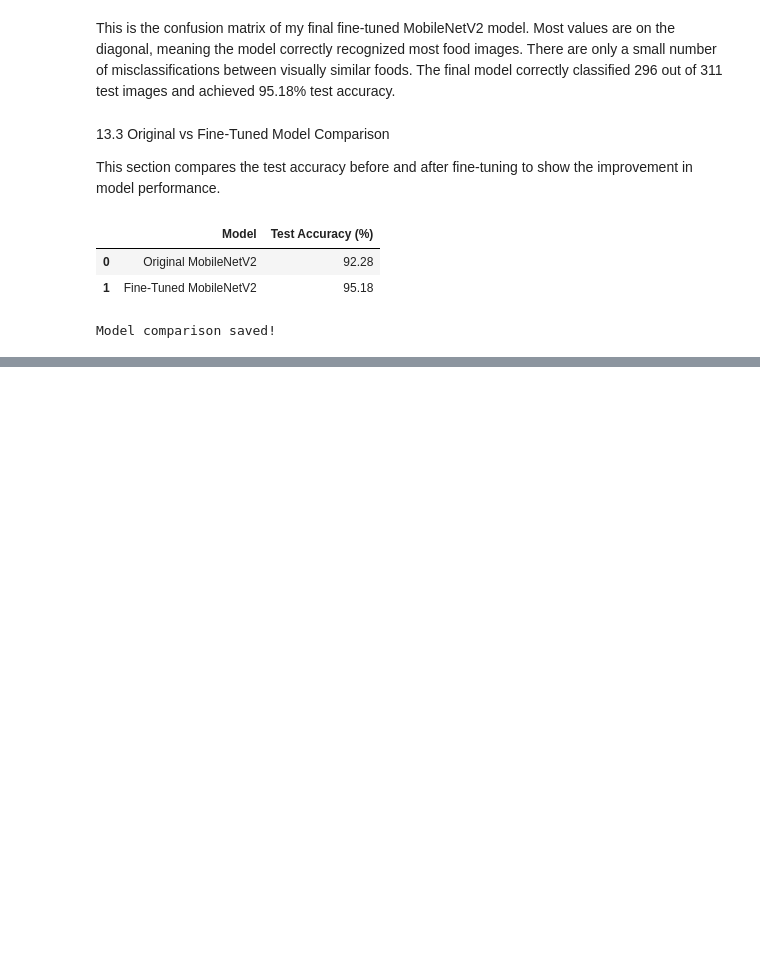
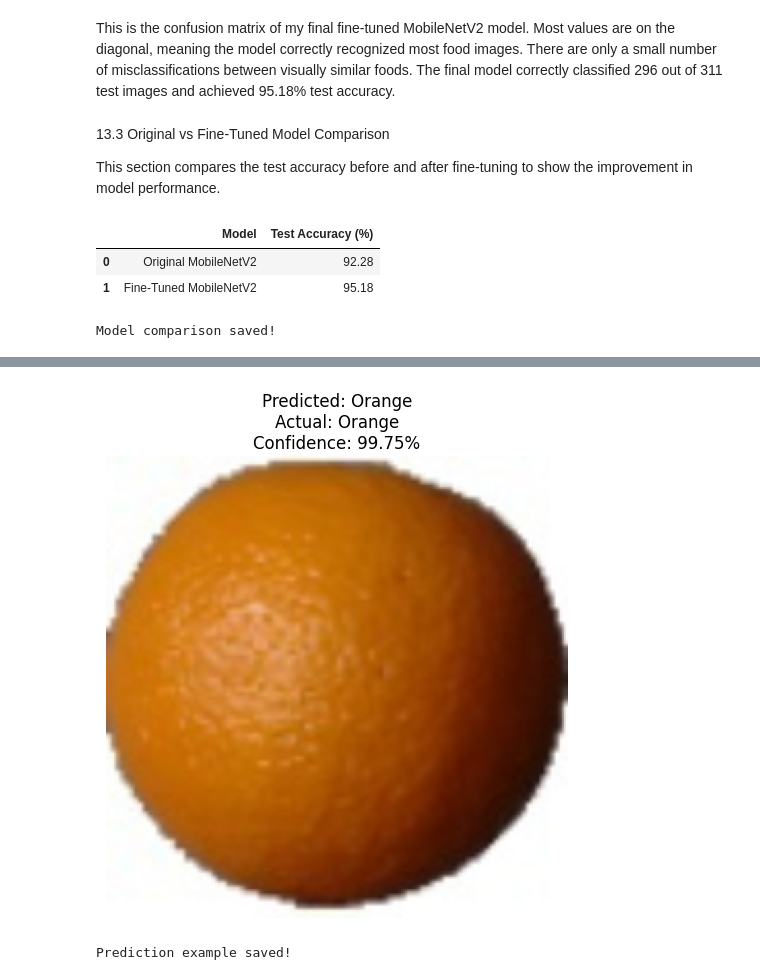
Before and after one commit to yeansreymom25-eng/food-recognition-nutrition, a Jupyter notebook: food_recognition.ipynb, the cells around one changed output, grey strips where cells are left out. Drawn from its saved outputs; the diff is of its cells as text; code cells hidden in the pictures; blank space fills up the shorter version.

```diff
--- a/food_recognition.ipynb
+++ b/food_recognition.ipynb
@@ -2595,0 +2752,14 @@ Model comparison saved!
+# %%
+final_model_path = (
+    "/content/gdrive/MyDrive/Food_Recognition_Project/"
+    "model/best_finetuned_mobilenetv2.pth"
+)
+
+model.load_state_dict(
+    torch.load(final_model_path, map_location=device)
+)
+
+model = model.to(device)
+model.eval()
+
+print("Final fine-tuned model loaded again!")
@@ -2595,0 +2770,65 @@ Model comparison saved!
+# %%
+import random
+import torch
+import matplotlib.pyplot as plt
+
+idx = random.randint(0, len(test_dataset) - 1)
+
+image, true_label = test_dataset[idx]
+
+input_image = image.unsqueeze(0).to(device)
+
+model.eval()
+
+with torch.no_grad():
+
+    output = model(input_image)
+
+    probabilities = torch.softmax(output, dim=1)
+
+    confidence, predicted_label = torch.max(
+        probabilities,
+        1
+    )
+
+predicted_food = class_names[predicted_label.item()]
+actual_food = class_names[true_label]
+
+confidence_percent = confidence.item() * 100
+
+# Convert image back for display
+display_image = image.permute(1, 2, 0)
+
+mean = torch.tensor([0.485, 0.456, 0.406])
+std = torch.tensor([0.229, 0.224, 0.225])
+
+display_image = display_image * std + mean
+display_image = torch.clamp(display_image, 0, 1)
+
+plt.figure(figsize=(6, 6))
+
+plt.imshow(display_image)
+
+plt.title(
+    f"Predicted: {predicted_food.replace('_', ' ').title()}\n"
+    f"Actual: {actual_food.replace('_', ' ').title()}\n"
+    f"Confidence: {confidence_percent:.2f}%"
+)
+
+plt.axis("off")
+
+plt.savefig(
+    os.path.join(
+        results_dir,
+        "prediction_example.png"
+    ),
+    dpi=300,
+    bbox_inches="tight"
+)
+
+plt.show()
+
+print("Prediction example saved!")
+# %% [output]
+[figure, added]
+Prediction example saved!
```
Also changed, not shown: parts of 10 cells of this notebook.
